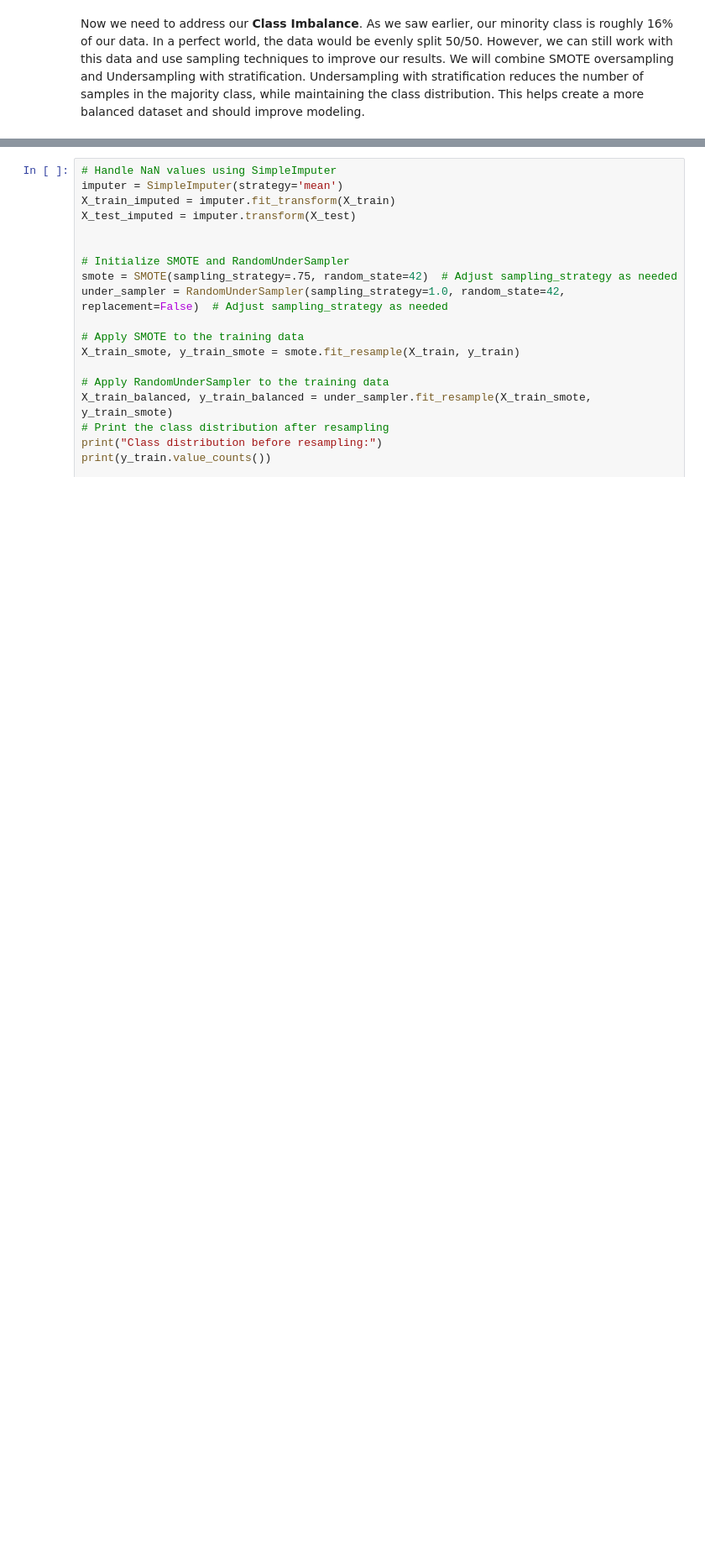
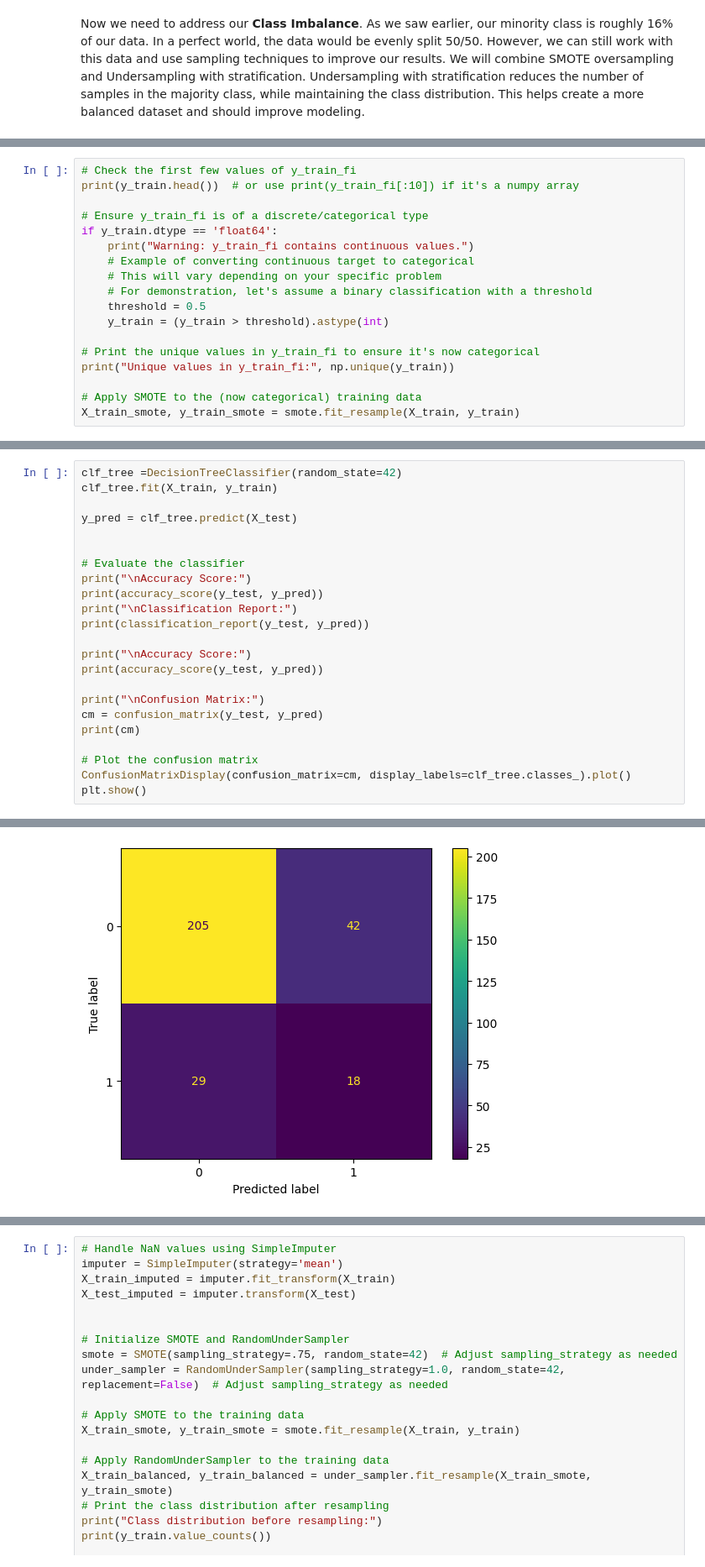
Before and after one commit to byrdwcrawford/HR_Analytics, a Jupyter notebook: HR_Model_Final.ipynb, the cells around one changed output, grey strips where cells are left out. Shown at 84% size. Saved outputs shown, nothing was run; the diff lists cells and outputs as text; blank space fills up the shorter version.

```diff
--- a/HR_Model_Final.ipynb
+++ b/HR_Model_Final.ipynb
@@ -813,0 +950,18 @@ plt.show()
+# %%
+# Check the first few values of y_train_fi
+print(y_train.head())  # or use print(y_train_fi[:10]) if it's a numpy array
+
+# Ensure y_train_fi is of a discrete/categorical type
+if y_train.dtype == 'float64':
+    print("Warning: y_train_fi contains continuous values.")
+    # Example of converting continuous target to categorical
+    # This will vary depending on your specific problem
+    # For demonstration, let's assume a binary classification with a threshold
+    threshold = 0.5
+    y_train = (y_train > threshold).astype(int)
+
+# Print the unique values in y_train_fi to ensure it's now categorical
+print("Unique values in y_train_fi:", np.unique(y_train))
+
+# Apply SMOTE to the (now categorical) training data
+X_train_smote, y_train_smote = smote.fit_resample(X_train, y_train)
@@ -813,0 +976,24 @@ plt.show()
+# %%
+clf_tree =DecisionTreeClassifier(random_state=42)
+clf_tree.fit(X_train, y_train)
+
+y_pred = clf_tree.predict(X_test)
+
+
+# Evaluate the classifier
+print("\nAccuracy Score:")
+print(accuracy_score(y_test, y_pred))
+print("\nClassification Report:")
+print(classification_report(y_test, y_pred))
+
+print("\nAccuracy Score:")
+print(accuracy_score(y_test, y_pred))
+
+print("\nConfusion Matrix:")
+cm = confusion_matrix(y_test, y_pred)
+print(cm)
+
+# Plot the confusion matrix
+ConfusionMatrixDisplay(confusion_matrix=cm, display_labels=clf_tree.classes_).plot()
+plt.show()
+# %% [output]
@@ -814,3 +1020,4 @@ plt.show()
+[figure, added]
 # %%
 from sklearn.model_selection import GridSearchCV
 from sklearn.tree import DecisionTreeClassifier
```
Also changed, not shown: parts of 33 cells of this notebook.
